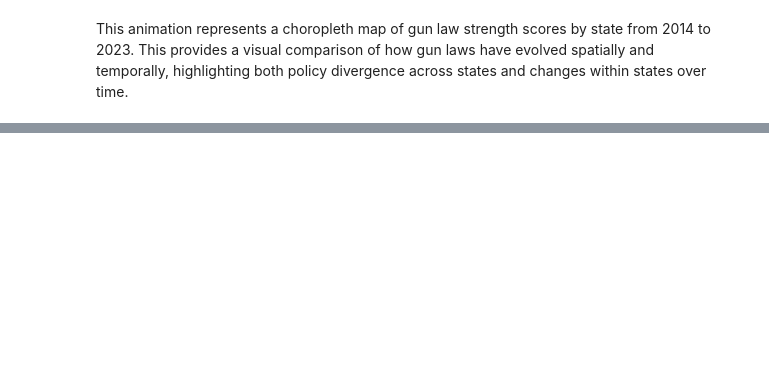
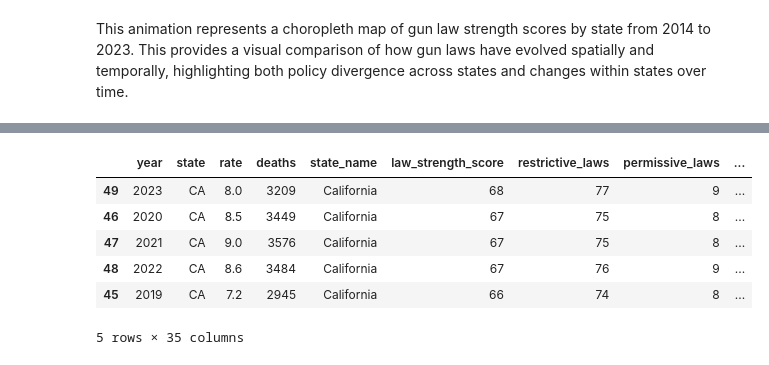
Before and after one commit to chloeob74/gun_policy_analysis, a Jupyter notebook: tiandra.ipynb, the cells around one changed output, grey strips where cells are left out. Drawn from its saved outputs; the diff is of its cells as text; code cells hidden in the pictures; blank space fills up the shorter version.

```diff
--- a/tiandra.ipynb
+++ b/tiandra.ipynb
@@ -278,0 +156,17 @@ fig.show()
+# %%
+# which states have the strongest, moderate, and weakest gun laws overall?
+strongest_laws_overall = gunsbystate.nlargest(5, "law_strength_score")
+moderate_laws_overall = gunsbystate.sort_values("law_strength_score").iloc[22:27]
+weakest_laws_overall = gunsbystate.nsmallest(5, "law_strength_score")
+# %%
+strongest_laws_overall
+
+# Over the last 5 years, California has the strongest gun laws
+# %% [output]
+|  | year | state | rate | deaths | state_name | law_strength_score | restrictive_laws | permissive_laws | ... |
+| 49 | 2023 | CA | 8.0 | 3209 | California | 68 | 77 | 9 | ... |
+| 46 | 2020 | CA | 8.5 | 3449 | California | 67 | 75 | 8 | ... |
+| 47 | 2021 | CA | 9.0 | 3576 | California | 67 | 75 | 8 | ... |
+| 48 | 2022 | CA | 8.6 | 3484 | California | 67 | 76 | 9 | ... |
+| 45 | 2019 | CA | 7.2 | 2945 | California | 66 | 74 | 8 | ... |
+5 rows × 35 columns
```
Also changed, not shown: parts of 21 cells of this notebook.
